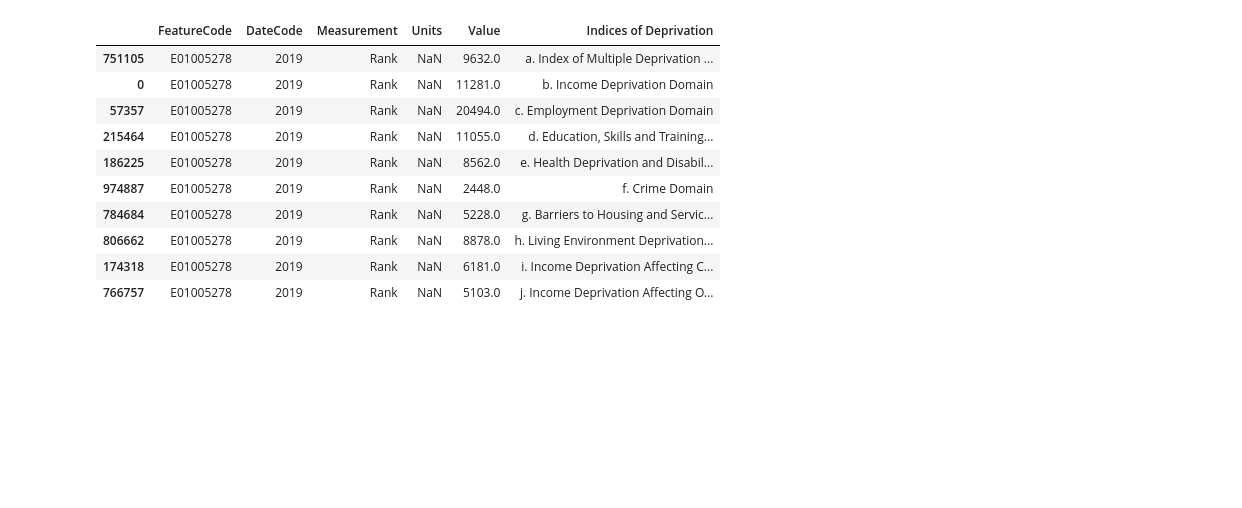
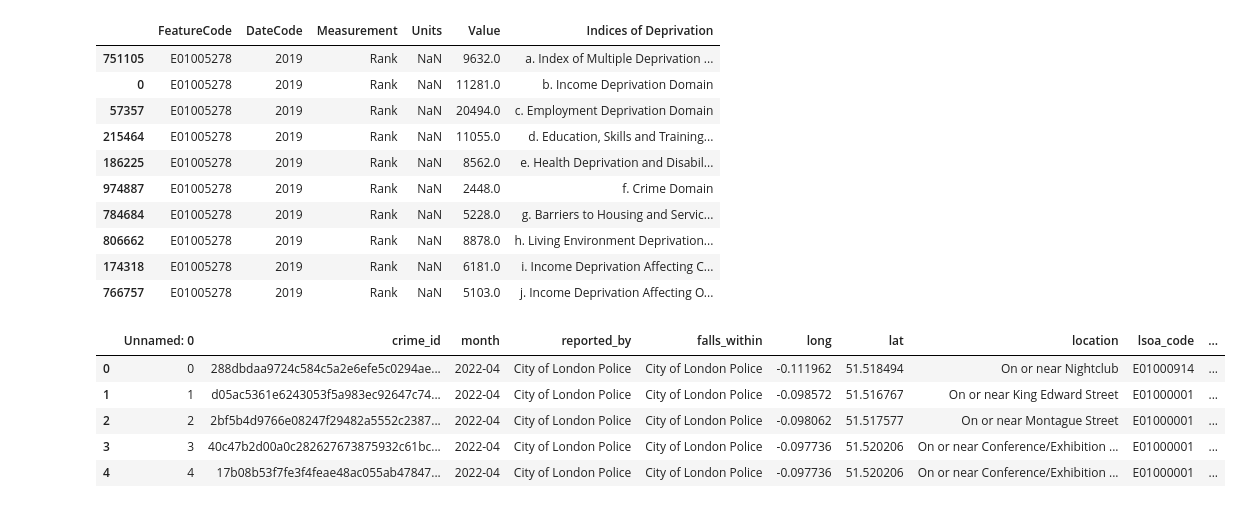
Before and after one commit to MilesDidden/Multi.-CBL-Group-04, a Jupyter notebook: Exploring_data_Miles.ipynb, the cells around one changed output. Cells and saved outputs as stored; diff of their text form; code cells hidden in the pictures; blank space fills up the shorter version.

```diff
--- a/Exploring_data_Miles.ipynb
+++ b/Exploring_data_Miles.ipynb
@@ -199,3 +199,15 @@ temp[(temp["FeatureCode"] == "E01005278") & (temp["Measurement"] == "Rank")].sor
 | 806662 | E01005278 | 2019 | Rank | NaN | 8878.0 | h. Living Environment Deprivation... |
 | 174318 | E01005278 | 2019 | Rank | NaN | 6181.0 | i. Income Deprivation Affecting C... |
 | 766757 | E01005278 | 2019 | Rank | NaN | 5103.0 | j. Income Deprivation Affecting O... |
+# %%
+import pandas as pd
+
+df = pd.read_csv("temp_results.csv")
+df.head()
+# %% [output]
+|  | Unnamed: 0 | crime_id | month | reported_by | falls_within | long | lat | location | lsoa_code | ... |
+| 0 | 0 | 288dbdaa9724c584c5a2e6efe5c0294ae... | 2022-04 | City of London Police | City of London Police | -0.111962 | 51.518494 | On or near Nightclub | E01000914 | ... |
+| 1 | 1 | d05ac5361e6243053f5a983ec92647c74... | 2022-04 | City of London Police | City of London Police | -0.098572 | 51.516767 | On or near King Edward Street | E01000001 | ... |
+| 2 | 2 | 2bf5b4d9766e08247f29482a5552c2387... | 2022-04 | City of London Police | City of London Police | -0.098062 | 51.517577 | On or near Montague Street | E01000001 | ... |
+| 3 | 3 | 40c47b2d00a0c282627673875932c61bc... | 2022-04 | City of London Police | City of London Police | -0.097736 | 51.520206 | On or near Conference/Exhibition ... | E01000001 | ... |
+| 4 | 4 | 17b08b53f7fe3f4feae48ac055ab47847... | 2022-04 | City of London Police | City of London Police | -0.097736 | 51.520206 | On or near Conference/Exhibition ... | E01000001 | ... |
```
Also changed, not shown: parts of 5 cells of this notebook, 1 other file.
